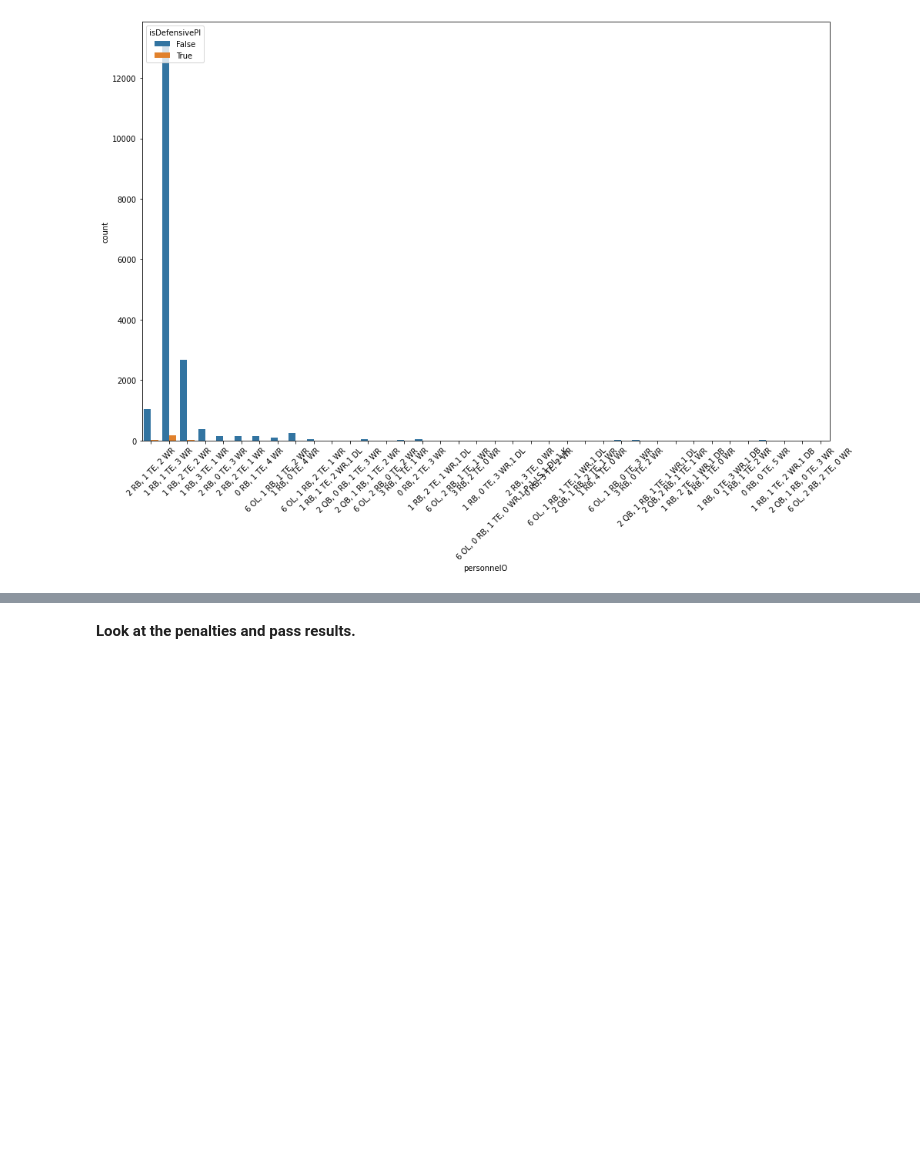
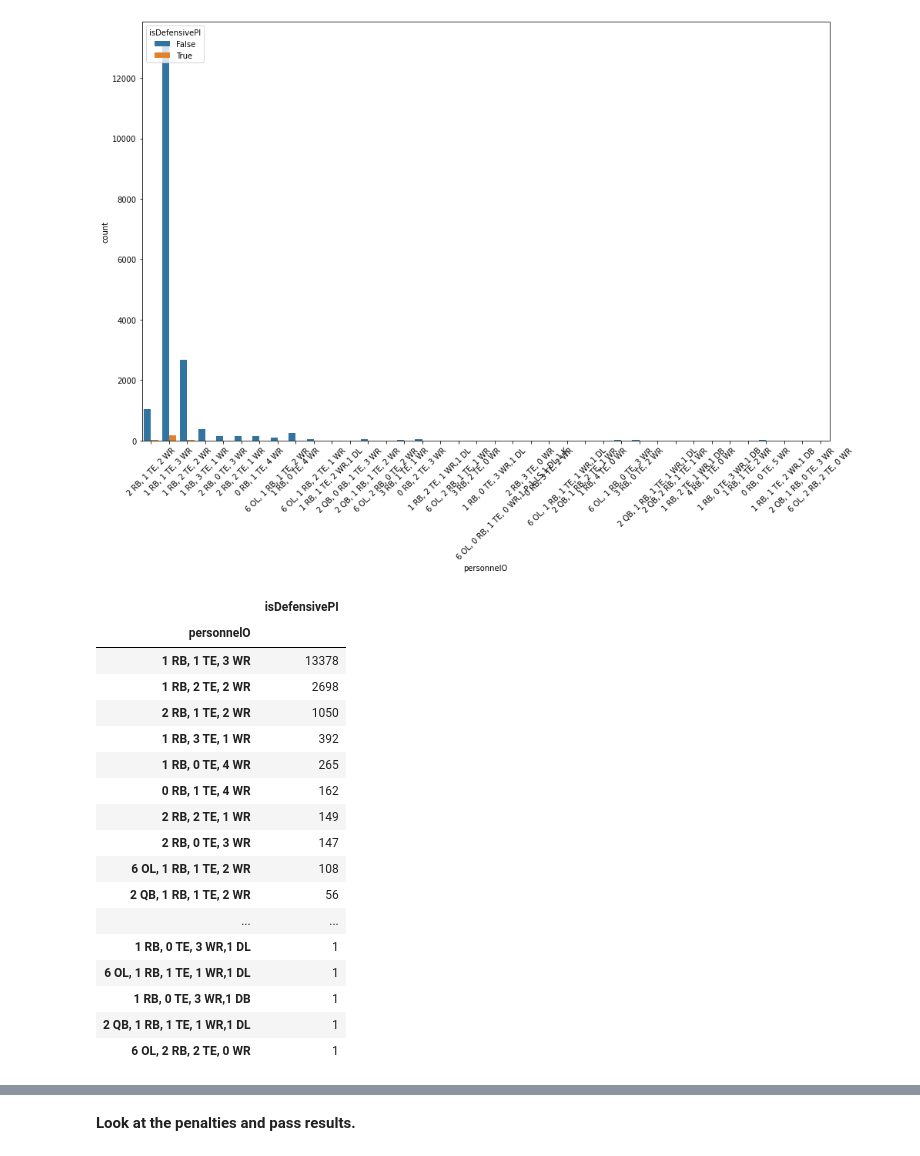
Before and after one commit to azcastillo/erdos2021_nfl_predmodel, a Jupyter notebook: penalties_eda.ipynb, the cells around one changed output, grey strips where cells are left out. Cells and saved outputs as stored; diff of their text form; code cells hidden in the pictures; blank space fills up the shorter version.

```diff
--- a/penalties_eda.ipynb
+++ b/penalties_eda.ipynb
@@ -119,3 +172,29 @@ plt.setp(ax.get_xticklabels(), rotation=45)
 plt.show()
 # %% [output]
 [figure]
+# %%
+#pivot table to analyze the count of the offensive personnel and defensive PI
+off_piv_DPI=pd.pivot_table(data=top_10_def_df, index=['personnelO'],
+               values=['isDefensivePI'], aggfunc='count')
+off_piv_DPI.reindex(off_piv_DPI['isDefensivePI'].sort_values(ascending=False).index)
+#It looks like the 11 personnel formation caused the most defensive PI penalites with the 12 personnel in a distant
+#second.
+# %% [output]
+|  | isDefensivePI |
+| personnelO |  |
+| 1 RB, 1 TE, 3 WR | 13378 |
+| 1 RB, 2 TE, 2 WR | 2698 |
+| 2 RB, 1 TE, 2 WR | 1050 |
+| 1 RB, 3 TE, 1 WR | 392 |
+| 1 RB, 0 TE, 4 WR | 265 |
+| 0 RB, 1 TE, 4 WR | 162 |
+| 2 RB, 2 TE, 1 WR | 149 |
+| 2 RB, 0 TE, 3 WR | 147 |
+| 6 OL, 1 RB, 1 TE, 2 WR | 108 |
+| 2 QB, 1 RB, 1 TE, 2 WR | 56 |
+| ... | ... |
+| 1 RB, 0 TE, 3 WR,1 DL | 1 |
+| 6 OL, 1 RB, 1 TE, 1 WR,1 DL | 1 |
+| 1 RB, 0 TE, 3 WR,1 DB | 1 |
+| 2 QB, 1 RB, 1 TE, 1 WR,1 DL | 1 |
+| 6 OL, 2 RB, 2 TE, 0 WR | 1 |
```
Also changed, not shown: parts of 5 cells of this notebook.
